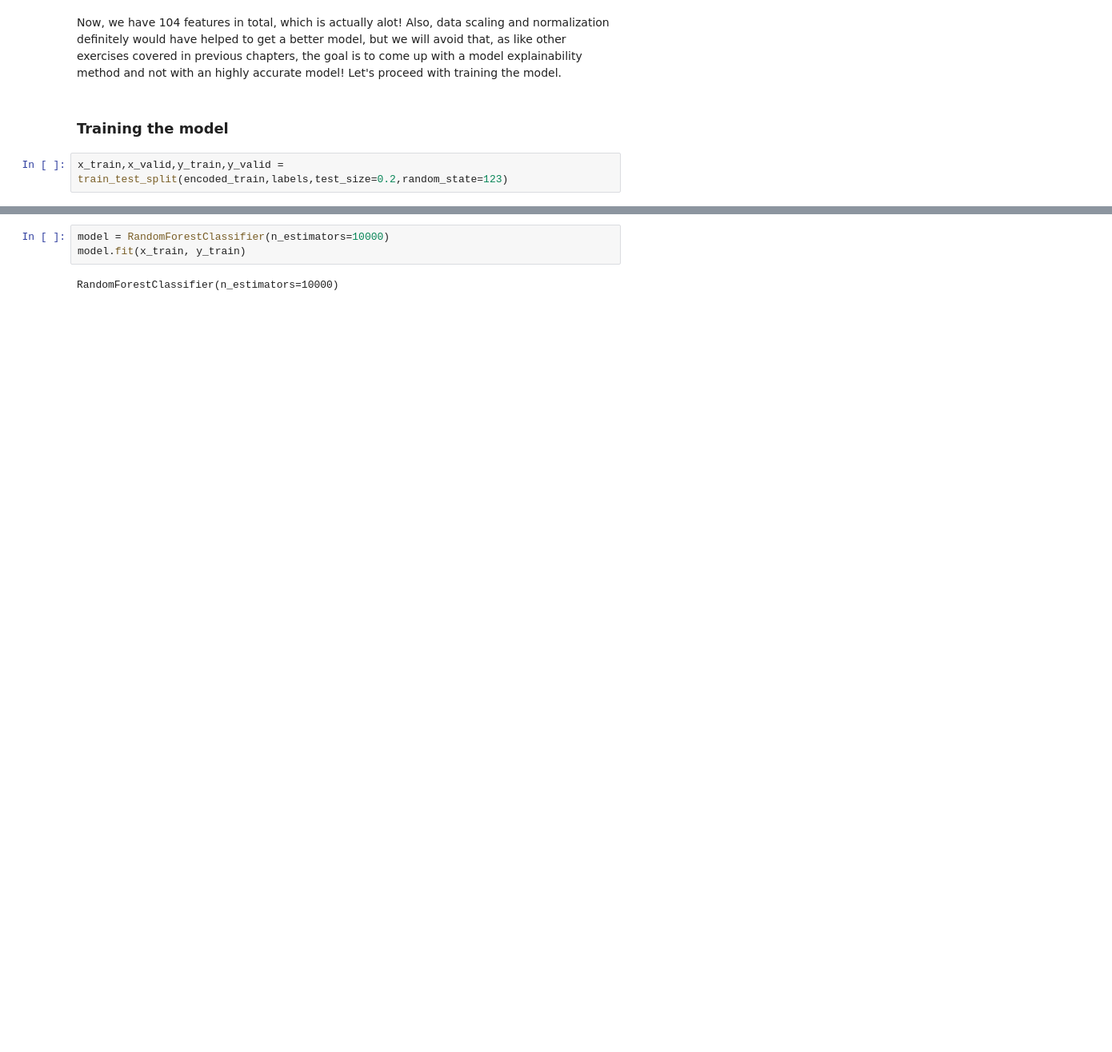
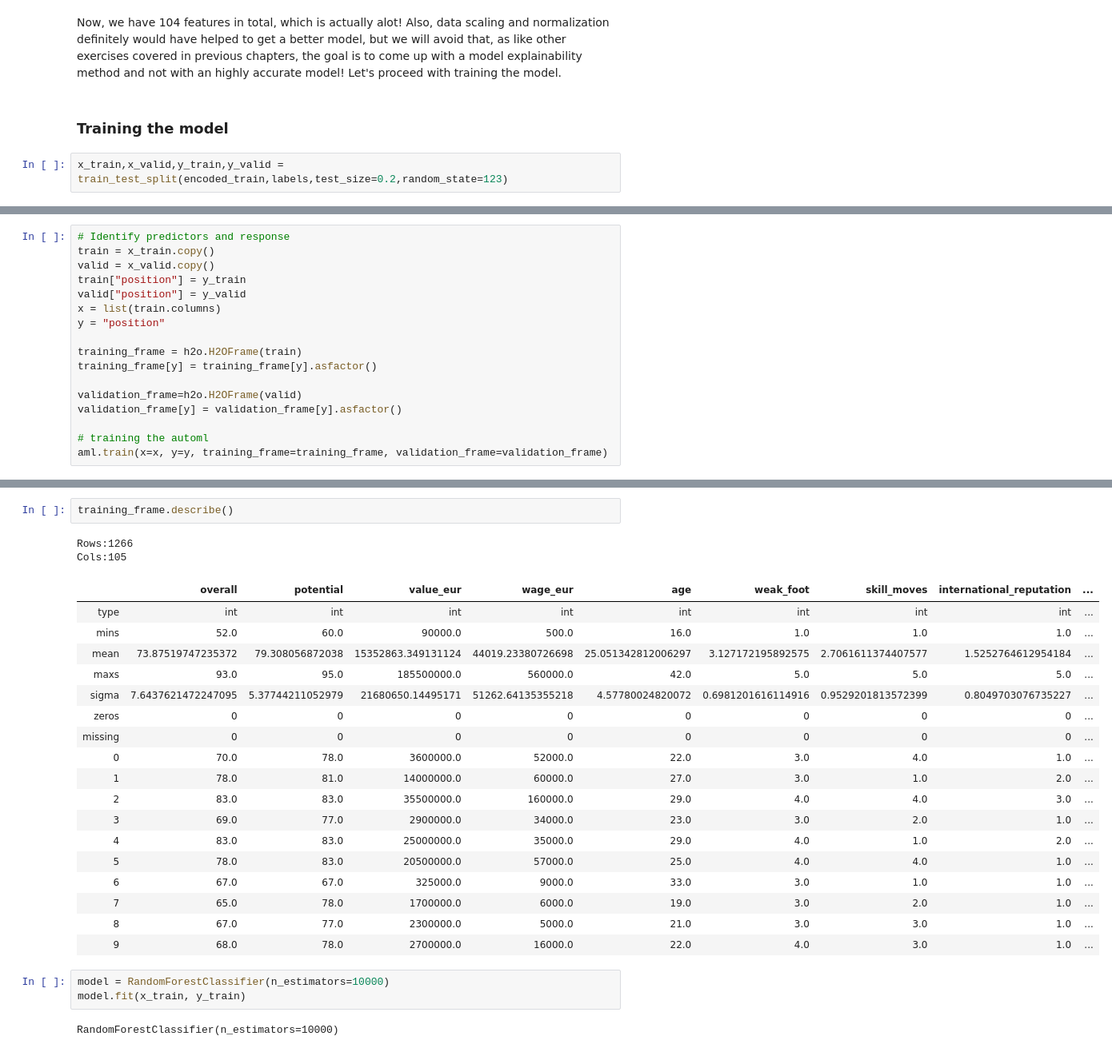
Before and after one commit to PacktPublishing/Applied-Machine-Learning-Explainability-Techniques, a Jupyter notebook: Chapter09/Explainer_dashboard_example.ipynb, the cells around one changed output, grey strips where cells are left out. Shown at 80% size. Cells and saved outputs as stored; diff of their text form; blank space fills up the shorter version.

Commit message:
added h2o automl model

```diff
--- a/Chapter09/Explainer_dashboard_example.ipynb
+++ b/Chapter09/Explainer_dashboard_example.ipynb
@@ -225,0 +260,17 @@ x_train,x_valid,y_train,y_valid = train_test_split(encoded_train,labels,test_siz
+# %%
+# Identify predictors and response
+train = x_train.copy()
+valid = x_valid.copy()
+train["position"] = y_train
+valid["position"] = y_valid
+x = list(train.columns)
+y = "position"
+
+training_frame = h2o.H2OFrame(train)
+training_frame[y] = training_frame[y].asfactor()
+
+validation_frame=h2o.H2OFrame(valid)
+validation_frame[y] = validation_frame[y].asfactor()
+
+# training the automl
+aml.train(x=x, y=y, training_frame=training_frame, validation_frame=validation_frame)
@@ -226,3 +333,26 @@ x_train,x_valid,y_train,y_valid = train_test_split(encoded_train,labels,test_siz
+# %%
+training_frame.describe()
+# %% [output]
+Rows:1266
+Cols:105
+|  | overall | potential | value_eur | wage_eur | age | weak_foot | skill_moves | international_reputation | ... |
+| type | int | int | int | int | int | int | int | int | ... |
+| mins | 52.0 | 60.0 | 90000.0 | 500.0 | 16.0 | 1.0 | 1.0 | 1.0 | ... |
+| mean | 73.87519747235372 | 79.308056872038 | 15352863.349131124 | 44019.23380726698 | 25.051342812006297 | 3.127172195892575 | 2.7061611374407577 | 1.5252764612954184 | ... |
+| maxs | 93.0 | 95.0 | 185500000.0 | 560000.0 | 42.0 | 5.0 | 5.0 | 5.0 | ... |
+| sigma | 7.6437621472247095 | 5.37744211052979 | 21680650.14495171 | 51262.64135355218 | 4.57780024820072 | 0.6981201616114916 | 0.9529201813572399 | 0.8049703076735227 | ... |
+| zeros | 0 | 0 | 0 | 0 | 0 | 0 | 0 | 0 | ... |
+| missing | 0 | 0 | 0 | 0 | 0 | 0 | 0 | 0 | ... |
+| 0 | 70.0 | 78.0 | 3600000.0 | 52000.0 | 22.0 | 3.0 | 4.0 | 1.0 | ... |
+| 1 | 78.0 | 81.0 | 14000000.0 | 60000.0 | 27.0 | 3.0 | 1.0 | 2.0 | ... |
+| 2 | 83.0 | 83.0 | 35500000.0 | 160000.0 | 29.0 | 4.0 | 4.0 | 3.0 | ... |
+| 3 | 69.0 | 77.0 | 2900000.0 | 34000.0 | 23.0 | 3.0 | 2.0 | 1.0 | ... |
+| 4 | 83.0 | 83.0 | 25000000.0 | 35000.0 | 29.0 | 4.0 | 1.0 | 2.0 | ... |
+| 5 | 78.0 | 83.0 | 20500000.0 | 57000.0 | 25.0 | 4.0 | 4.0 | 1.0 | ... |
+| 6 | 67.0 | 67.0 | 325000.0 | 9000.0 | 33.0 | 3.0 | 1.0 | 1.0 | ... |
+| 7 | 65.0 | 78.0 | 1700000.0 | 6000.0 | 19.0 | 3.0 | 2.0 | 1.0 | ... |
+| 8 | 67.0 | 77.0 | 2300000.0 | 5000.0 | 21.0 | 3.0 | 3.0 | 1.0 | ... |
+| 9 | 68.0 | 78.0 | 2700000.0 | 16000.0 | 22.0 | 4.0 | 3.0 | 1.0 | ... |
 # %%
 model = RandomForestClassifier(n_estimators=10000)
 model.fit(x_train, y_train)
```
Also changed, not shown: parts of 6 cells of this notebook.
